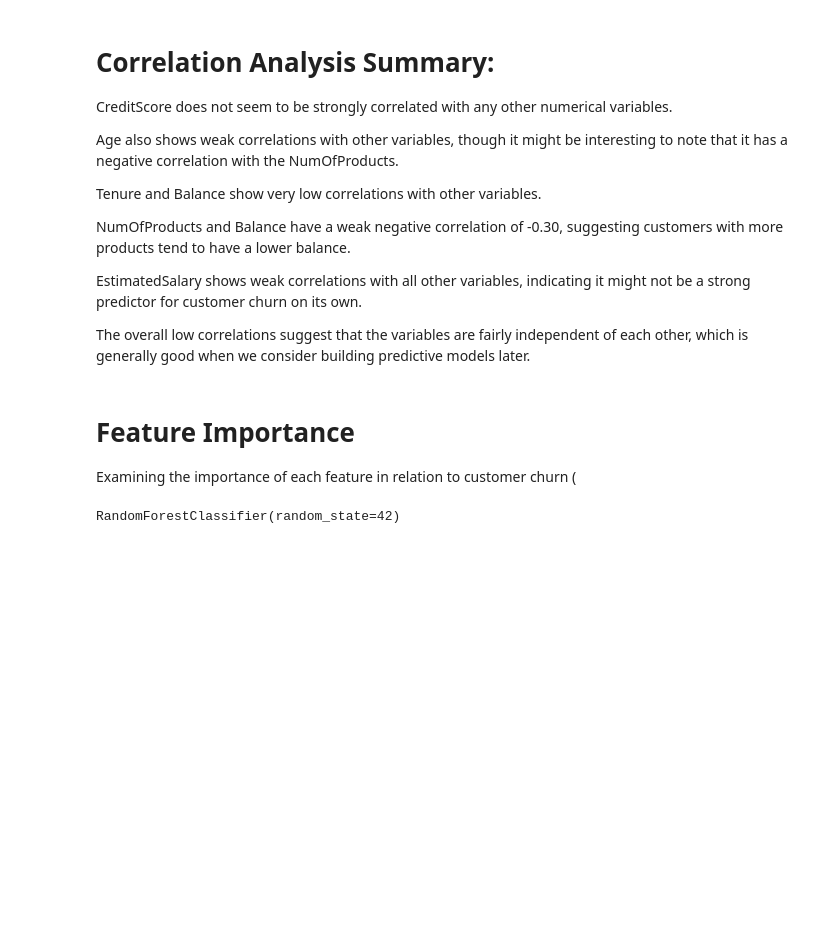
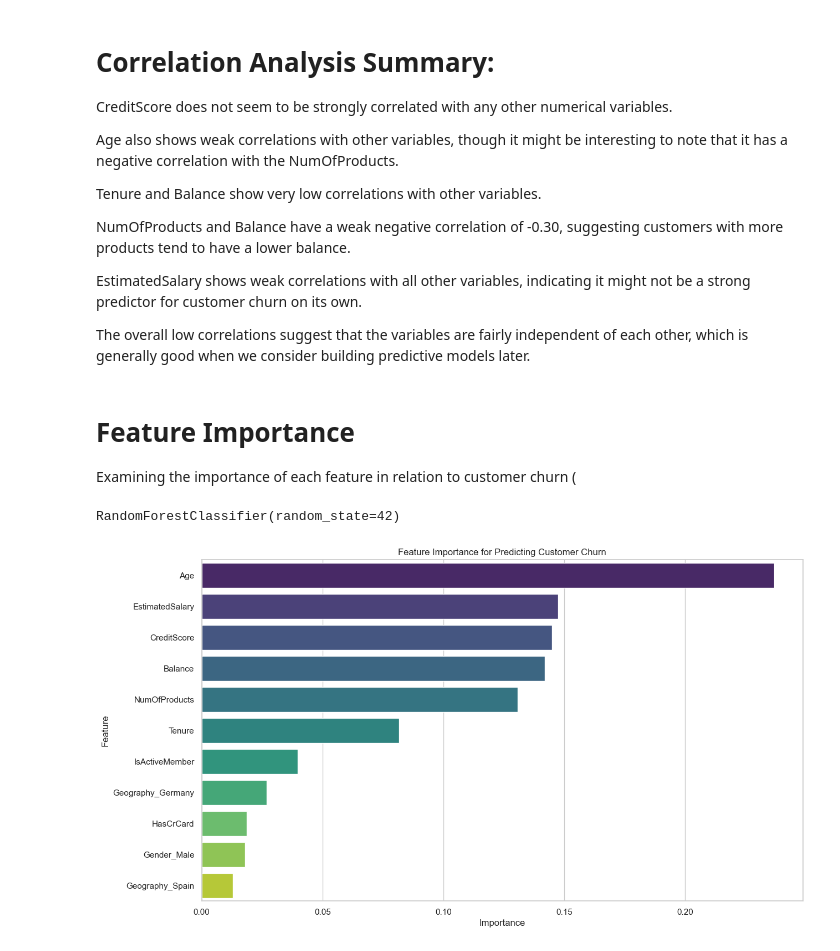
Before and after one commit to christianchkwuka/Project, a Jupyter notebook: Churn_Modelling.ipynb, the cells around one changed output. Cells and saved outputs as stored; diff of their text form; code cells hidden in the pictures; blank space fills up the shorter version.

```diff
--- a/Churn_Modelling.ipynb
+++ b/Churn_Modelling.ipynb
@@ -221,3 +221,16 @@ feature_importance_df = pd.DataFrame({
     'Feature': X.columns,
     'Importance': feature_importances
 })
+# %%
+# Sort the DataFrame by the importances
+feature_importance_df = feature_importance_df.sort_values(by='Importance', ascending=False)
+# %%
+# Plot the feature importances
+plt.figure(figsize=(14, 8))
+sns.barplot(x='Importance', y='Feature', data=feature_importance_df, palette='viridis')
+plt.title('Feature Importance for Predicting Customer Churn')
+plt.xlabel('Importance')
+plt.ylabel('Feature')
+plt.show()
+# %% [output]
+[figure, added]
```
Also changed, not shown: parts of 20 cells of this notebook.
